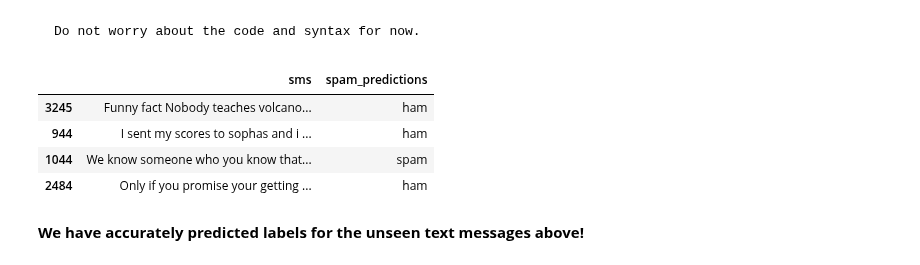
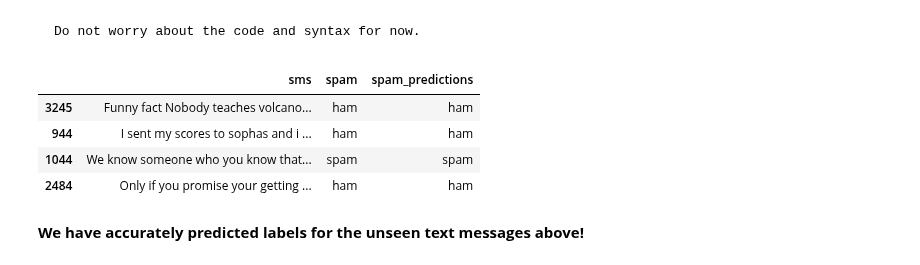
Before and after one commit to UBC-CS/cpsc330-2023s, a Jupyter notebook: lectures/01_intro.ipynb, the cells around one changed output. Drawn from its saved outputs; the diff is of its cells as text; code cells hidden in the pictures.

```diff
--- a/lectures/01_intro.ipynb
+++ b/lectures/01_intro.ipynb
@@ -218,16 +169,17 @@ Do not worry about the code and syntax for now.
 # %%
 pred_dict = {
     "sms": X_test[0:4],
+    "spam": y_test[0:4],  # actual spam
     "spam_predictions": clf.predict(X_test[0:4]),
 }
 pred_df = pd.DataFrame(pred_dict)
 pred_df.style.set_properties(**{"text-align": "left"})
 # %% [output]
-|  | sms | spam_predictions |
-| 3245 | Funny fact Nobody teaches volcano... | ham |
-| 944 | I sent my scores to sophas and i ... | ham |
-| 1044 | We know someone who you know that... | spam |
-| 2484 | Only if you promise your getting ... | ham |
+|  | sms | spam | spam_predictions |
+| 3245 | Funny fact Nobody teaches volcano... | ham | ham |
+| 944 | I sent my scores to sophas and i ... | ham | ham |
+| 1044 | We know someone who you know that... | spam | spam |
+| 2484 | Only if you promise your getting ... | ham | ham |
 # %% [markdown]
 **We have accurately predicted labels for the unseen text messages above!**
 # %% [markdown]
```
Also changed, not shown: parts of 50 cells of this notebook, 2 other files.
